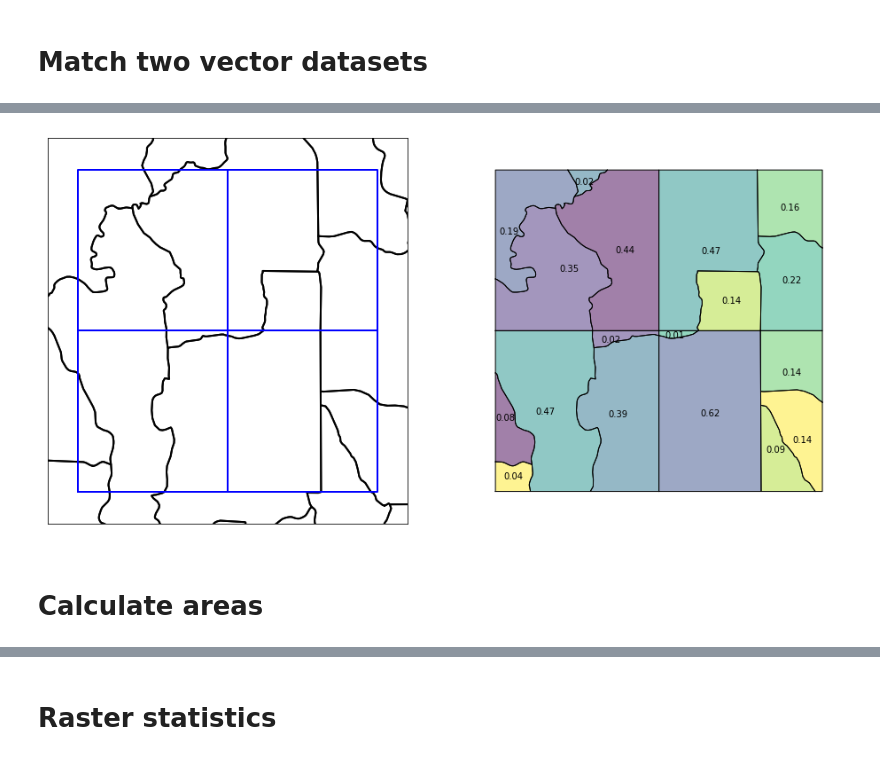
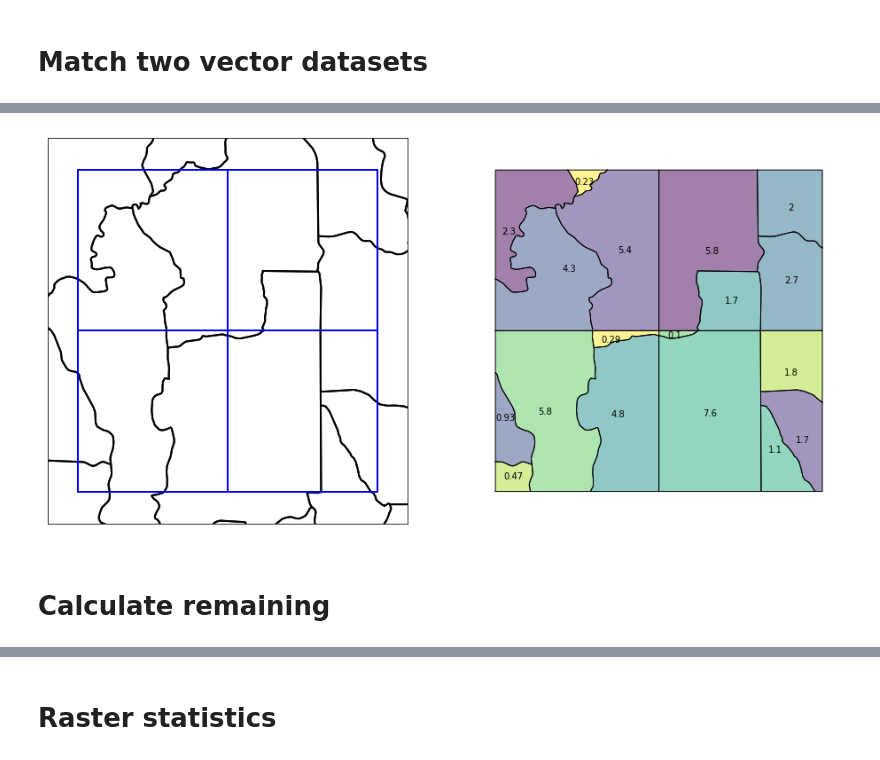
Before and after one commit to cmutel/pandarus, a Jupyter notebook: docs/doc_graphics.ipynb, the cells around one changed output, grey strips where cells are left out. Cells and saved outputs as stored; diff of their text form; code cells hidden in the pictures.

```diff
--- a/docs/doc_graphics.ipynb
+++ b/docs/doc_graphics.ipynb
@@ -19,11 +19,13 @@ grid.geojson             range.tif                test_raster_loading.tif
 inpt.tif                 raster_cfs_32bit.tif     testfile.hash
 invalid.txt              square.geojson
 # %%
-provinces = gpd.read_file("../tests/data/test_provinces.gpkg")
-big_grid = gpd.read_file("../tests/data/big-grid.geojson")
-grid = gpd.read_file("../tests/data/grid.geojson")
+provinces = gpd.read_file(os.path.join("..", "tests", "data", "test_provinces.gpkg"))
+big_grid = gpd.read_file(os.path.join("..", "tests", "data", "big-grid.geojson"))
+grid_fp = os.path.join("..", "tests", "data", "grid.geojson")
+grid = gpd.read_file(grid_fp)
 range_fp = os.path.join('..', 'tests', 'data', 'range.tif')
 grid_fp = os.path.join('..', 'tests', 'data', 'grid.geojson')
+outside_fp = os.path.join('..', 'tests', 'data', 'outside.geojson')
 # %% [markdown]
 # Match two vector datasets
 # %%
@@ -35,19 +37,19 @@ ax1.set_ylim(6.8, 9.2)
 ax1.set_xticks([])
 ax1.set_yticks([])
 
-spatial_result, _ = Pandarus(
+spatial_result, _ = intersect(
     "../tests/data/big-grid.geojson",
+    'name',
     "../tests/data/test_provinces.gpkg",
-    {'field': 'name'},
-    {'field': 'name'}
-).intersect()
+    'name'
+)
 
 intersection = gpd.read_file(spatial_result)
 
 intersection.plot(ax=ax2, alpha=0.5)
 intersection.apply(
     lambda x: ax2.annotate(
-        s="{:2.2f}".format(x['measure']),
+        s="{:2.2g}".format(x['measure'] / 1e9),
         xy=x.geometry.representative_point().coords[0],
         ha='center',
         va='center'),
@@ -60,3 +61,3 @@ WARNING:Fiona:CPLE_NotSupported in b'dataset /Users/cmutel/Library/Application S
-[figure, old version]
+[figure, new version]
 # %% [markdown]
-# Calculate areas
+# Calculate remaining
```
Also changed, not shown: parts of 5 cells of this notebook, 5 other files.
